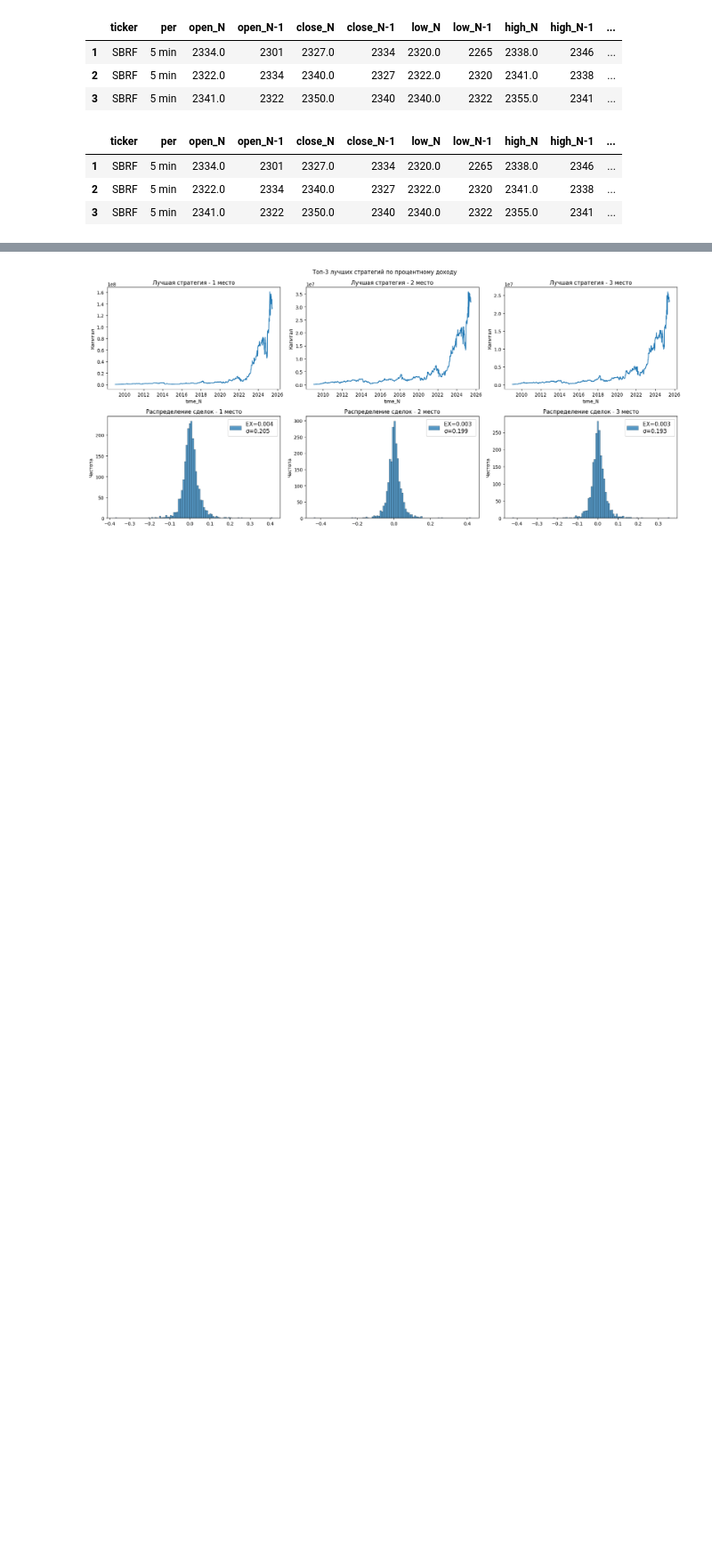
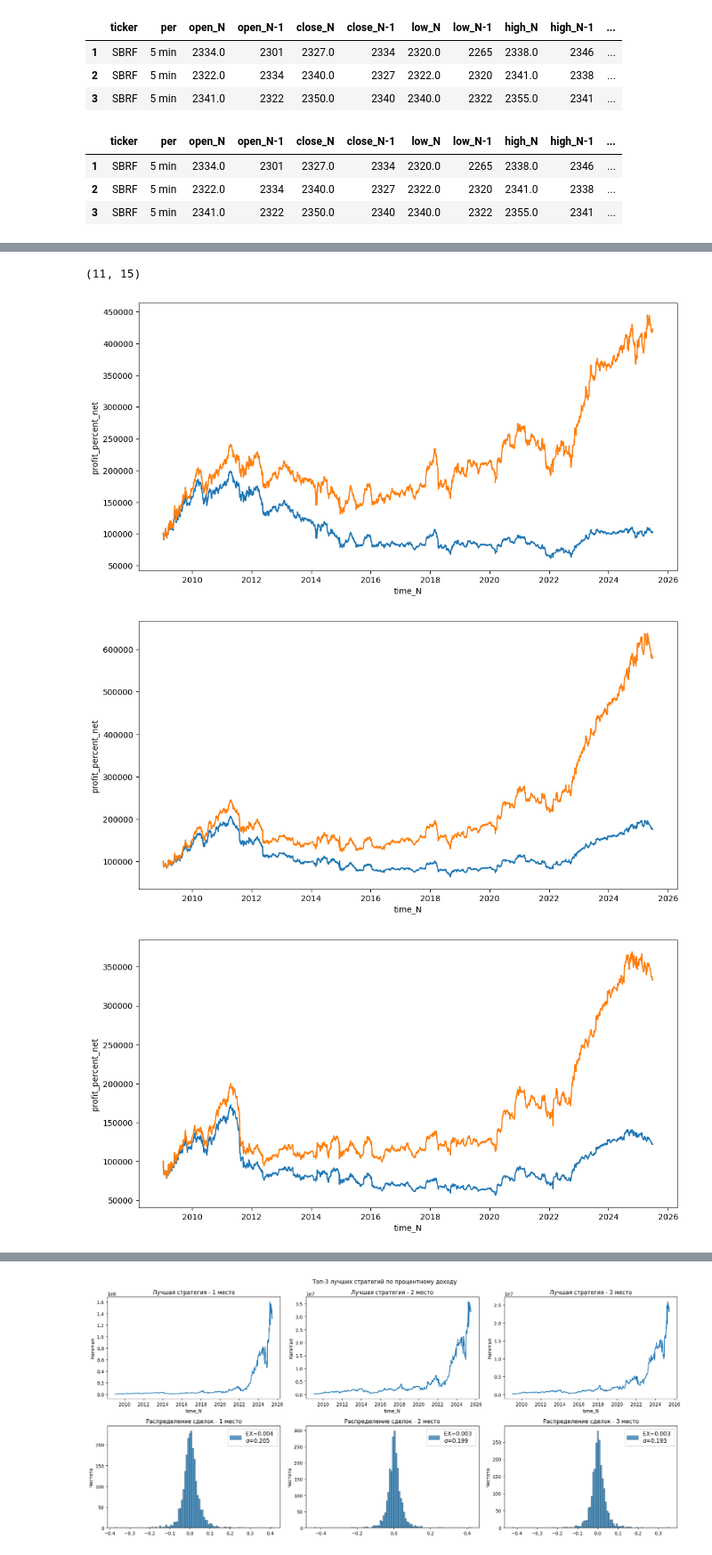
Before and after one commit to AlexKosuhin/AlgoTrading, a Jupyter notebook: Проект/Паттерн Бычье Поглощение.ipynb, the cells around one changed output, grey strips where cells are left out. Shown at 89% size. Drawn from its saved outputs; the diff is of its cells as text; code cells hidden in the pictures; blank space fills up the shorter version.

```diff
--- a/Проект/Паттерн Бычье Поглощение.ipynb
+++ b/Проект/Паттерн Бычье Поглощение.ipynb
@@ -474,0 +378,12 @@ sber_result_strategies.head(3)
+# %%
+dfs = sber_result_strategies[(sber_result_strategies['count of trades'] > 1000) & (sber_result_strategies['total percent return'] > 0)].reset_index()
+print(dfs.shape)
+for i in range(11):
+    plt.figure(figsize=(12, 6))
+    sns.lineplot(dfs.loc[i, 'capital curve'])
+    sns.lineplot(dfs.loc[i, 'capital curve without commission'])
+# %% [output]
+(11, 15)
+[figure, added]
+[figure, added]
+[figure, added]
```
Also changed, not shown: parts of 8 cells of this notebook.
